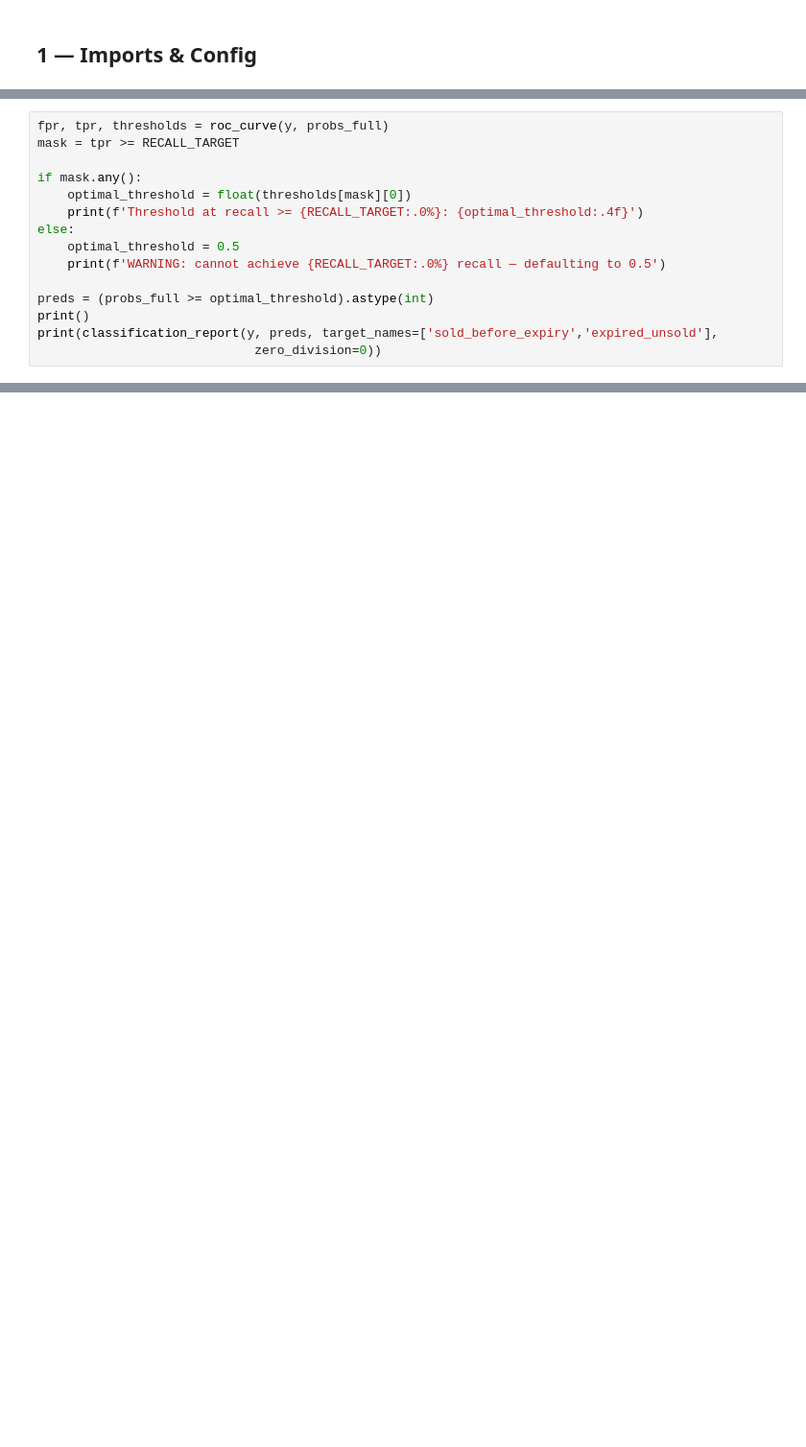
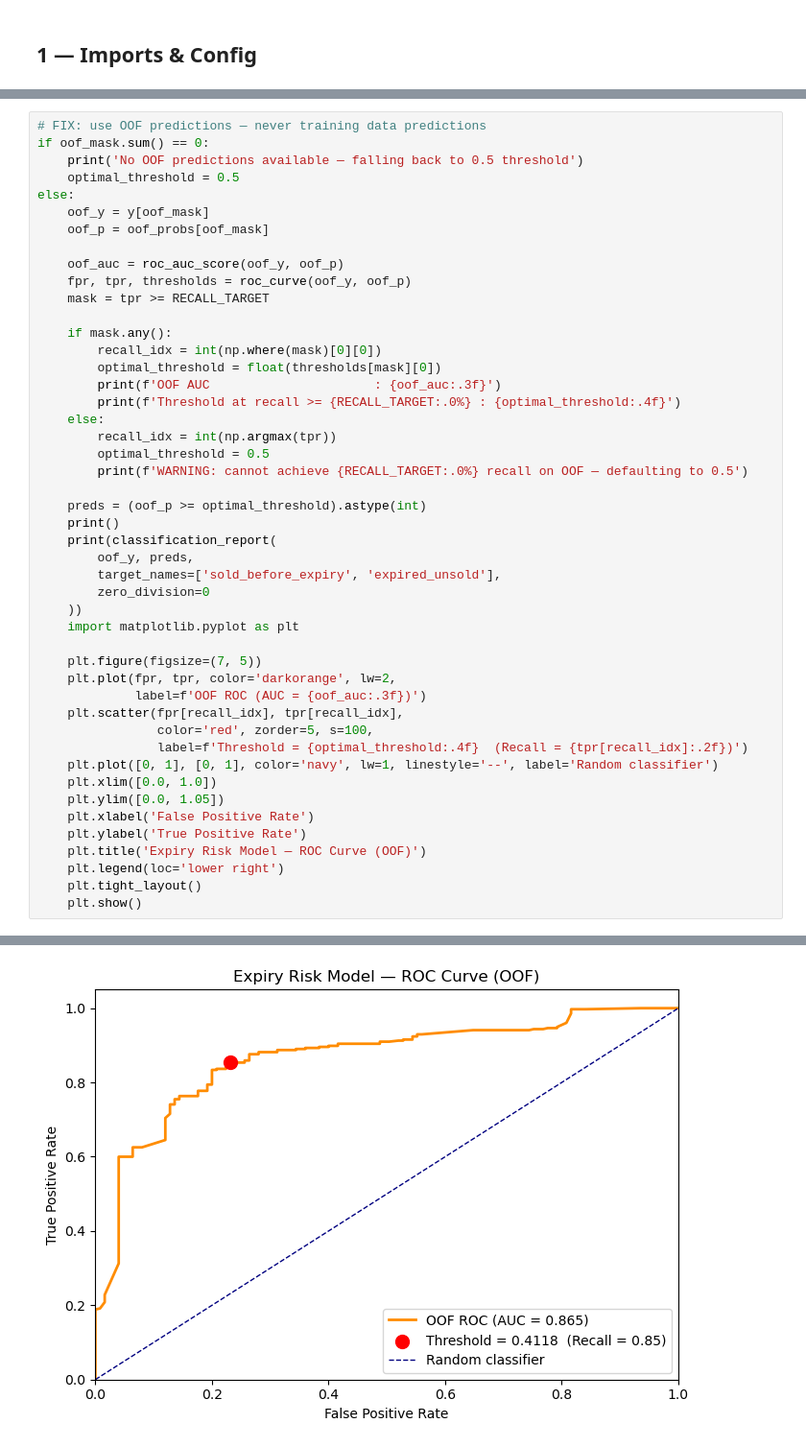
Before and after one commit to FlowSync-FS/FlowSync-ML-and-Agents, a Jupyter notebook: ml/models/expiry_risk.ipynb, the cells around one changed output, grey strips where cells are left out. Shown at 96% size. Saved outputs shown, nothing was run; the diff lists cells and outputs as text; blank space fills up the shorter version.

Commit message:
Add Rossmann dataset files and update expiry risk notebook

```diff
--- a/ml/models/expiry_risk.ipynb
+++ b/ml/models/expiry_risk.ipynb
@@ -270,15 +377,0 @@ False positive = WhatsApp alert manager ignores. Optimise recall over precision.
-# %%
-fpr, tpr, thresholds = roc_curve(y, probs_full)
-mask = tpr >= RECALL_TARGET
-
-if mask.any():
-    optimal_threshold = float(thresholds[mask][0])
-    print(f'Threshold at recall >= {RECALL_TARGET:.0%}: {optimal_threshold:.4f}')
-else:
-    optimal_threshold = 0.5
-    print(f'WARNING: cannot achieve {RECALL_TARGET:.0%} recall — defaulting to 0.5')
-
-preds = (probs_full >= optimal_threshold).astype(int)
-print()
-print(classification_report(y, preds, target_names=['sold_before_expiry','expired_unsold'],
-                             zero_division=0))
@@ -290,0 +378,48 @@ can load the threshold without deserialising the full RF.
+# %%
+# FIX: use OOF predictions — never training data predictions
+if oof_mask.sum() == 0:
+    print('No OOF predictions available — falling back to 0.5 threshold')
+    optimal_threshold = 0.5
+else:
+    oof_y = y[oof_mask]
+    oof_p = oof_probs[oof_mask]
+
+    oof_auc = roc_auc_score(oof_y, oof_p)
+    fpr, tpr, thresholds = roc_curve(oof_y, oof_p)
+    mask = tpr >= RECALL_TARGET
+
+    if mask.any():
+        recall_idx = int(np.where(mask)[0][0])
+        optimal_threshold = float(thresholds[mask][0])
+        print(f'OOF AUC                      : {oof_auc:.3f}')
+        print(f'Threshold at recall >= {RECALL_TARGET:.0%} : {optimal_threshold:.4f}')
+    else:
+        recall_idx = int(np.argmax(tpr))
+        optimal_threshold = 0.5
+        print(f'WARNING: cannot achieve {RECALL_TARGET:.0%} recall on OOF — defaulting to 0.5')
+
+    preds = (oof_p >= optimal_threshold).astype(int)
+    print()
+    print(classification_report(
+        oof_y, preds,
+        target_names=['sold_before_expiry', 'expired_unsold'],
+        zero_division=0
+    ))
+    import matplotlib.pyplot as plt
+
+    plt.figure(figsize=(7, 5))
+    plt.plot(fpr, tpr, color='darkorange', lw=2,
+             label=f'OOF ROC (AUC = {oof_auc:.3f})')
+    plt.scatter(fpr[recall_idx], tpr[recall_idx],
+                color='red', zorder=5, s=100,
+                label=f'Threshold = {optimal_threshold:.4f}  (Recall = {tpr[recall_idx]:.2f})')
+    plt.plot([0, 1], [0, 1], color='navy', lw=1, linestyle='--', label='Random classifier')
+    plt.xlim([0.0, 1.0])
+    plt.ylim([0.0, 1.05])
+    plt.xlabel('False Positive Rate')
+    plt.ylabel('True Positive Rate')
+    plt.title('Expiry Risk Model — ROC Curve (OOF)')
+    plt.legend(loc='lower right')
+    plt.tight_layout()
+    plt.show()
+# %% [output]
@@ -290,0 +437 @@ can load the threshold without deserialising the full RF.
+[figure, added]
```
Also changed, not shown: parts of 24 cells of this notebook, 4 other files.
